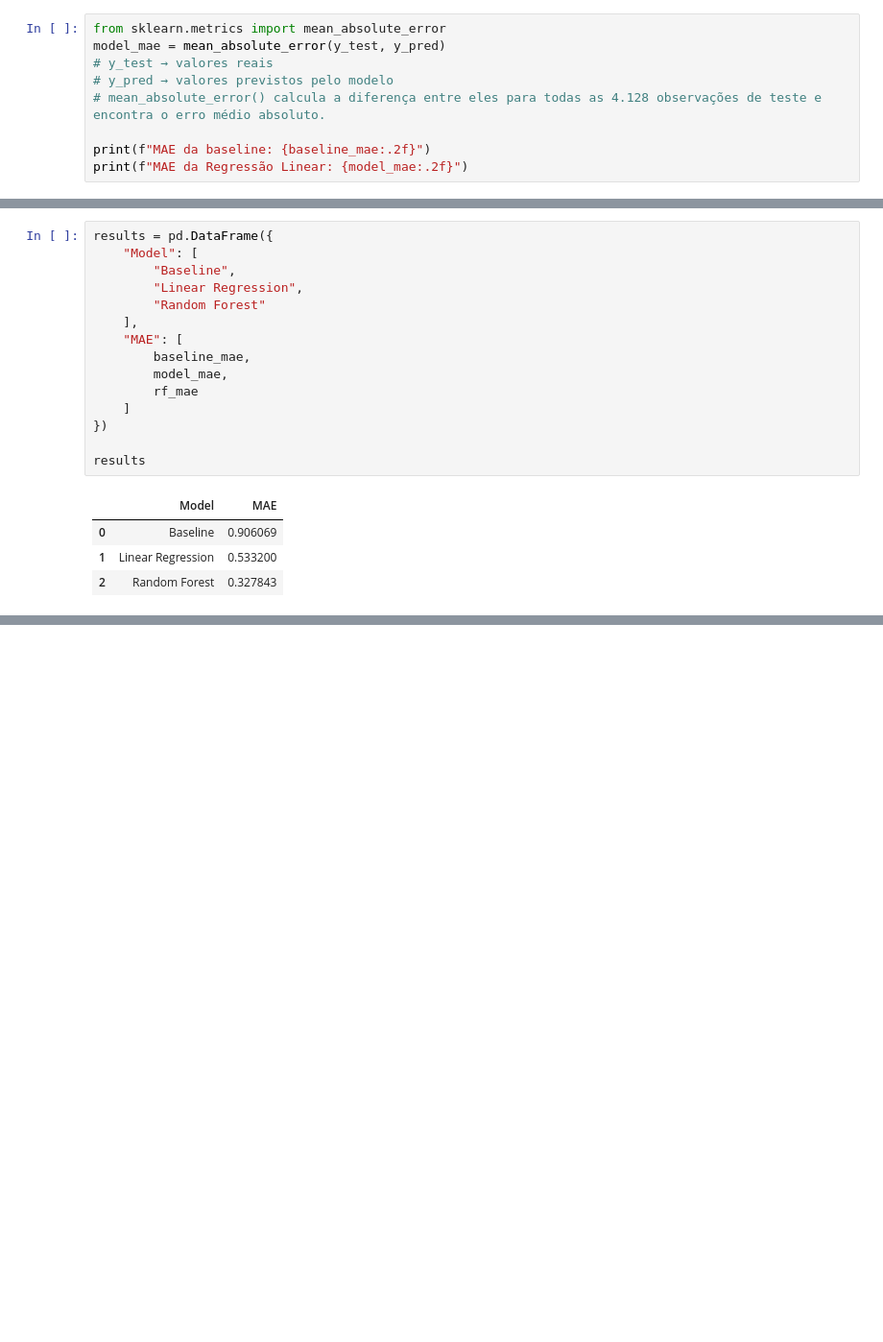
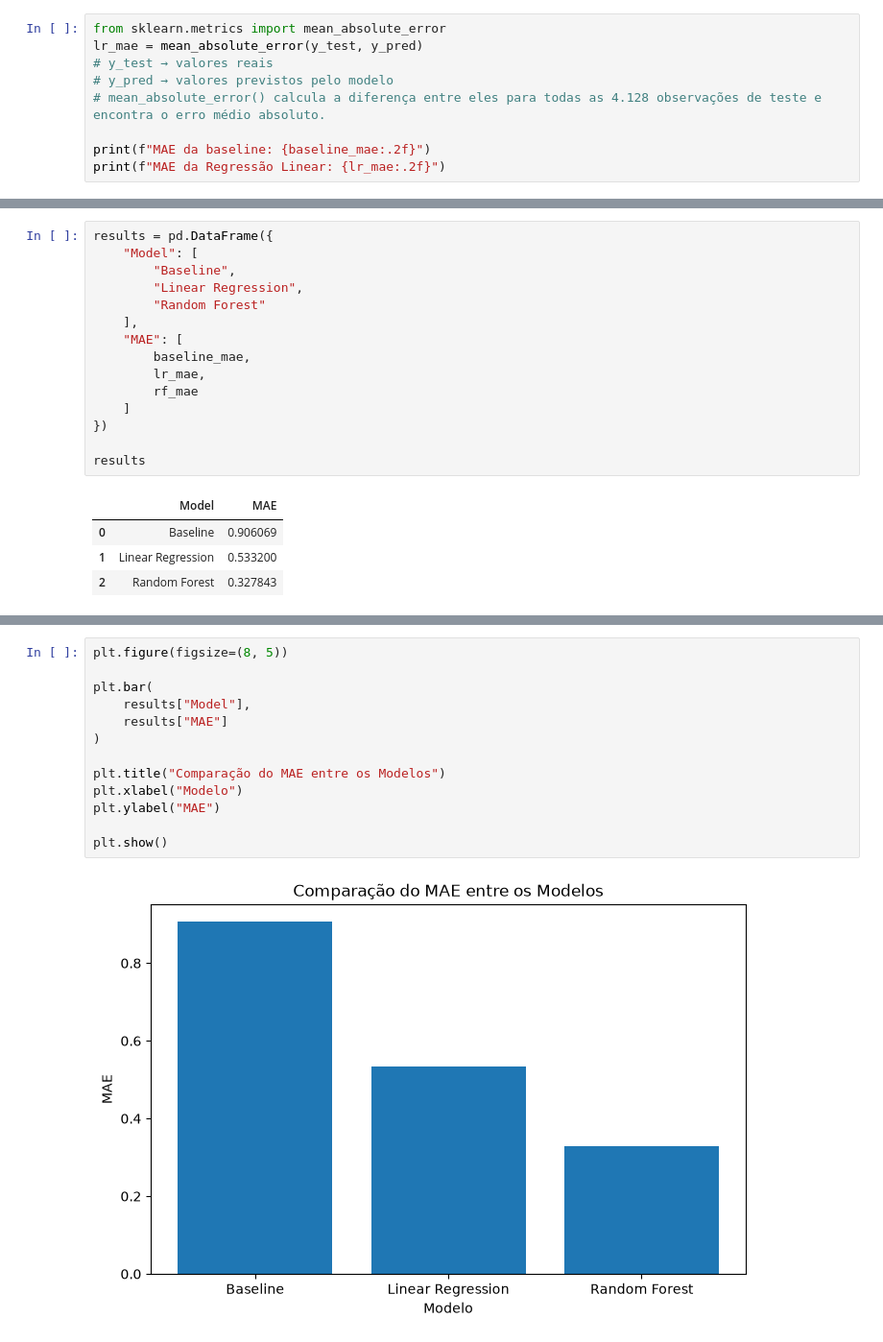
Before and after one commit to IsacFreitaas/real-estate-analytics-project, a Jupyter notebook: notebooks/2. Modelling.ipynb, the cells around one changed output, grey strips where cells are left out. Shown at 96% size. Drawn from its saved outputs; the diff is of its cells as text; blank space fills up the shorter version.

Commit message:
feat: complete notebooks baseline
TODO:
- Review code for production standards
- Verify model evaluation metrics and storytelling
- Move notebook functions into a clean python module inside src/

```diff
--- a/notebooks/2. Modelling.ipynb
+++ b/notebooks/2. Modelling.ipynb
@@ -340,13 +340,13 @@ E olhando para os  resultados, já é possível perceber que algumas previsões
 In order to evaluate the model, vamos utilizar MAE e calcular a diferença entre os valores reais e valores previstos pelo modelo para todas as 4.128 observações de teste para encontrar o erro médio absoluto.
 # %%
 from sklearn.metrics import mean_absolute_error
-model_mae = mean_absolute_error(y_test, y_pred)
+lr_mae = mean_absolute_error(y_test, y_pred)
 # y_test → valores reais
 # y_pred → valores previstos pelo modelo
 # mean_absolute_error() calcula a diferença entre eles para todas as 4.128 observações de teste e encontra o erro médio absoluto.
 
 print(f"MAE da baseline: {baseline_mae:.2f}")
-print(f"MAE da Regressão Linear: {model_mae:.2f}")
+print(f"MAE da Regressão Linear: {lr_mae:.2f}")
 # %% [output]
 MAE da baseline: 0.91
 MAE da Regressão Linear: 0.53
@@ -406,7 +398,7 @@ results = pd.DataFrame({
     ],
     "MAE": [
         baseline_mae,
-        model_mae,
+        lr_mae,
         rf_mae
     ]
 })
@@ -433,0 +414,15 @@ Conclusão do projeto
+# %%
+plt.figure(figsize=(8, 5))
+
+plt.bar(
+    results["Model"],
+    results["MAE"]
+)
+
+plt.title("Comparação do MAE entre os Modelos")
+plt.xlabel("Modelo")
+plt.ylabel("MAE")
+
+plt.show()
+# %% [output]
+[figure, added]
```
Also changed, not shown: parts of 25 cells of this notebook, 1 other file.
